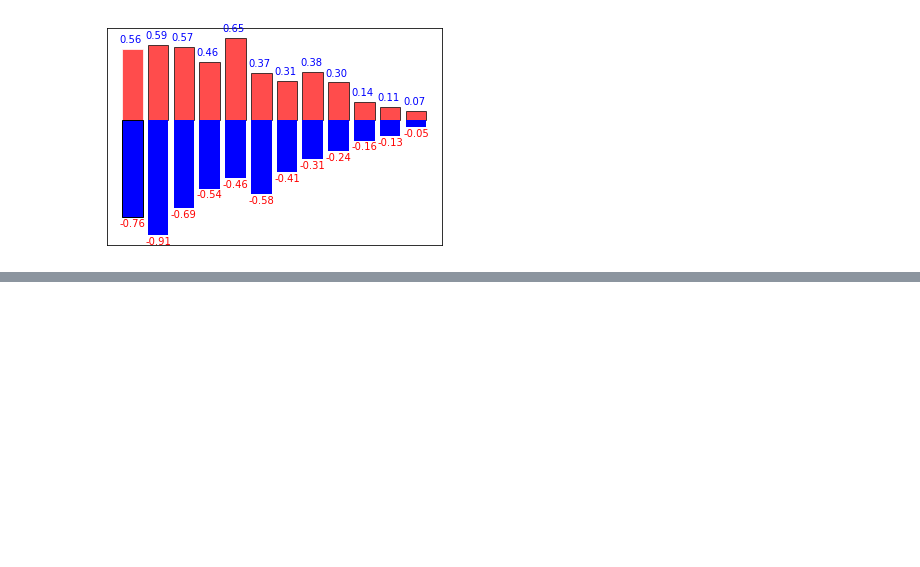
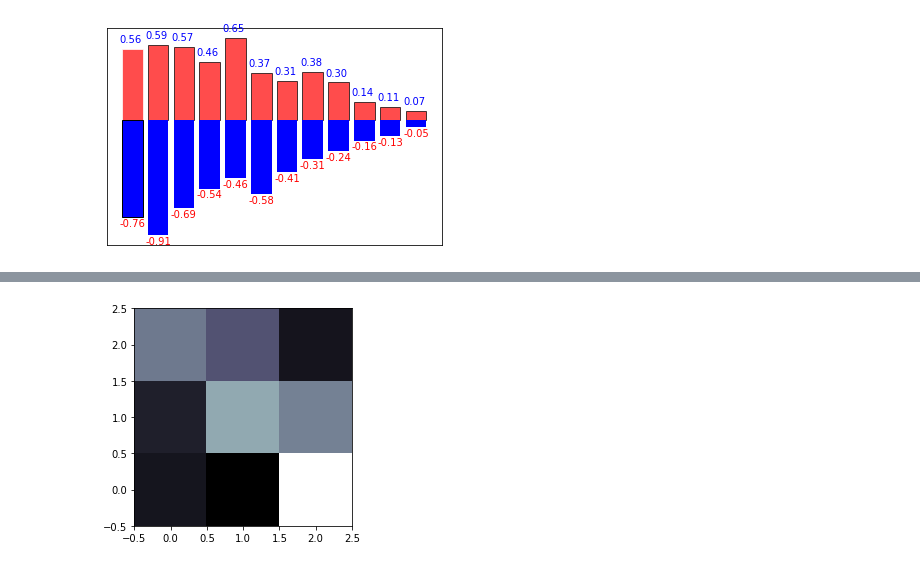
Before and after one commit to RayestGeeta/Python-basic-tutorial, a Jupyter notebook: matplotlib.ipynb, the cells around one changed output, grey strips where cells are left out. Saved outputs shown, nothing was run; the diff lists cells and outputs as text; code cells hidden in the pictures; blank space fills up the shorter version.

```diff
--- a/matplotlib.ipynb
+++ b/matplotlib.ipynb
@@ -142,0 +159,5 @@ plt.show()
+# %%
+plt.imshow(a,interpolation='nearest',cmap = 'bone',origin='lowwer')
+plt.show()
+# %% [output]
+[figure, added]
```
Also changed, not shown: parts of 10 cells of this notebook.
